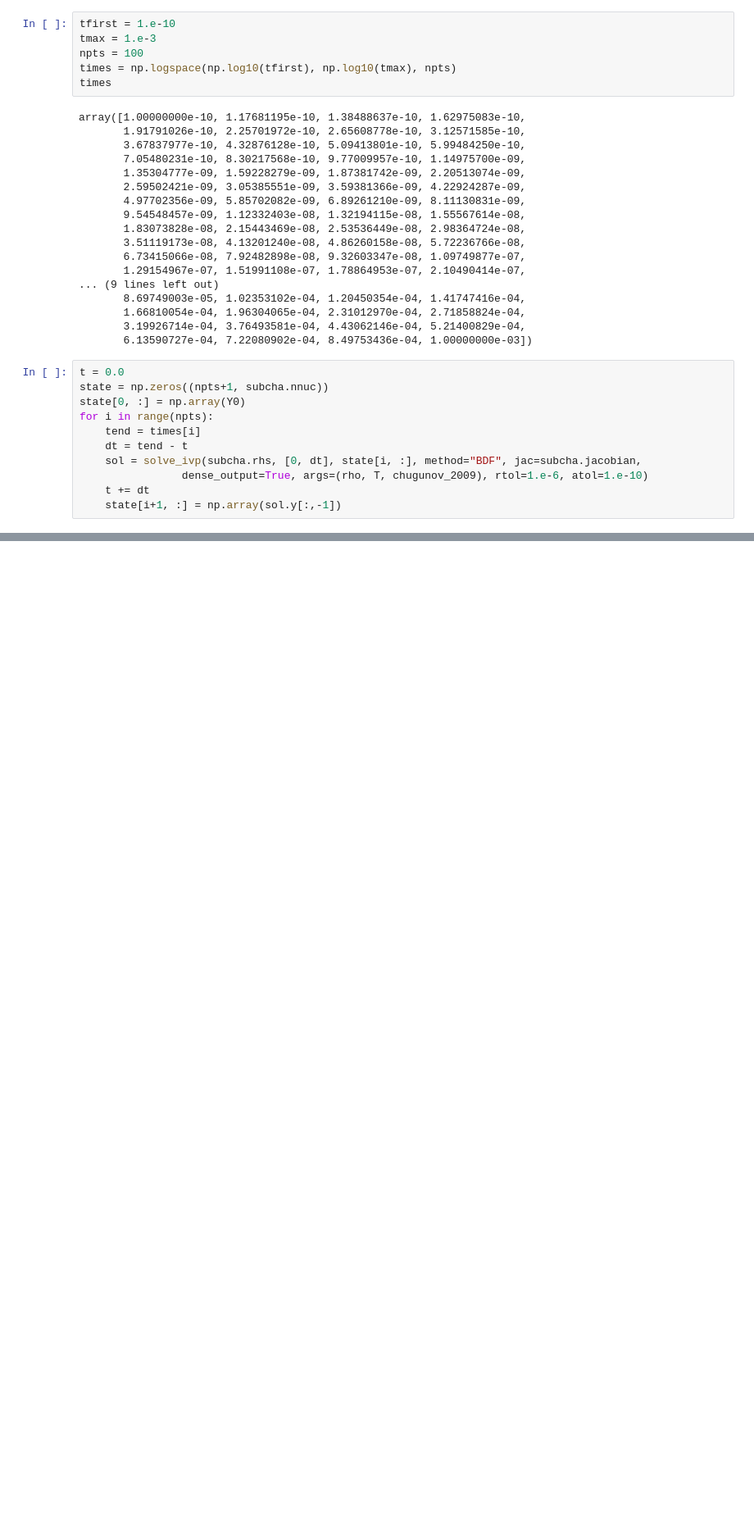
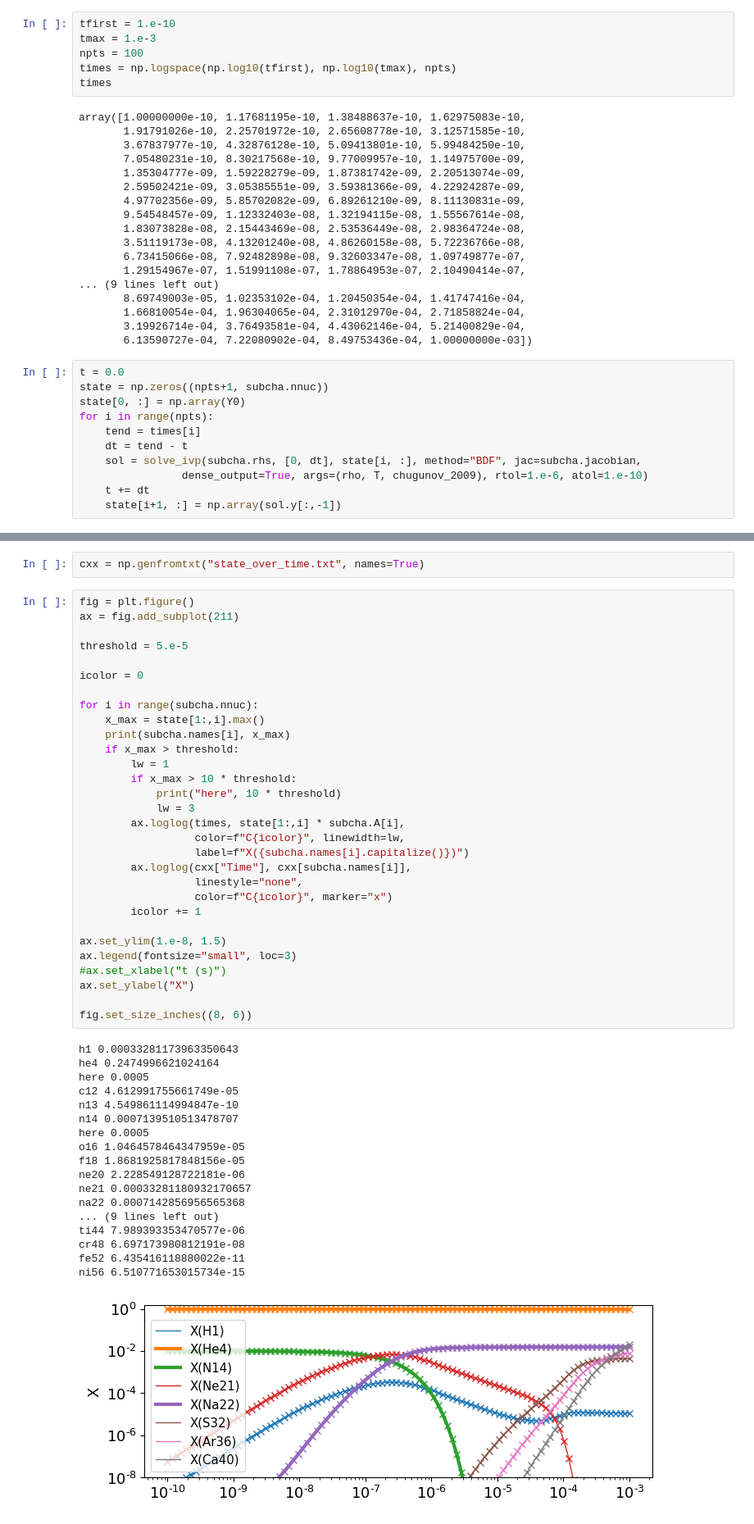
Before and after one commit to pynucastro/paper_notebooks, a Jupyter notebook: subch_approx_comparison.ipynb, the cells around one changed output, grey strips where cells are left out. Shown at 82% size. Saved outputs shown, nothing was run; the diff lists cells and outputs as text; blank space fills up the shorter version.

```diff
--- a/subch_approx_comparison.ipynb
+++ b/subch_approx_comparison.ipynb
@@ -196,0 +203,51 @@ print(state[-1, :] * subcha.A)
+# %%
+cxx = np.genfromtxt("state_over_time.txt", names=True)
+# %%
+fig = plt.figure()
+ax = fig.add_subplot(211)
+
+threshold = 5.e-5
+
+icolor = 0
+
+for i in range(subcha.nnuc):
+    x_max = state[1:,i].max()
+    print(subcha.names[i], x_max)
+    if x_max > threshold:
+        lw = 1
+        if x_max > 10 * threshold:
+            print("here", 10 * threshold)
+            lw = 3
+        ax.loglog(times, state[1:,i] * subcha.A[i],
+                  color=f"C{icolor}", linewidth=lw,
+                  label=f"X({subcha.names[i].capitalize()})")
+        ax.loglog(cxx["Time"], cxx[subcha.names[i]],
+                  linestyle="none",
+                  color=f"C{icolor}", marker="x")
+        icolor += 1
+
+ax.set_ylim(1.e-8, 1.5)
+ax.legend(fontsize="small", loc=3)
+#ax.set_xlabel("t (s)")
+ax.set_ylabel("X")
+
+fig.set_size_inches((8, 6))
+# %% [output]
+h1 0.00033281173963350643
+he4 0.2474996621024164
+here 0.0005
+c12 4.612991755661749e-05
+n13 4.549861114994847e-10
+n14 0.0007139510513478707
+here 0.0005
+o16 1.0464578464347959e-05
+f18 1.8681925817848156e-05
+ne20 2.228549128722181e-06
+ne21 0.00033281180932170657
+na22 0.0007142856956565368
+... (9 lines left out)
+ti44 7.989393353470577e-06
+cr48 6.697173980812191e-08
+fe52 6.435416118880022e-11
+ni56 6.510771653015734e-15
+[figure, added]
```
Also changed, not shown: parts of 16 cells of this notebook.
